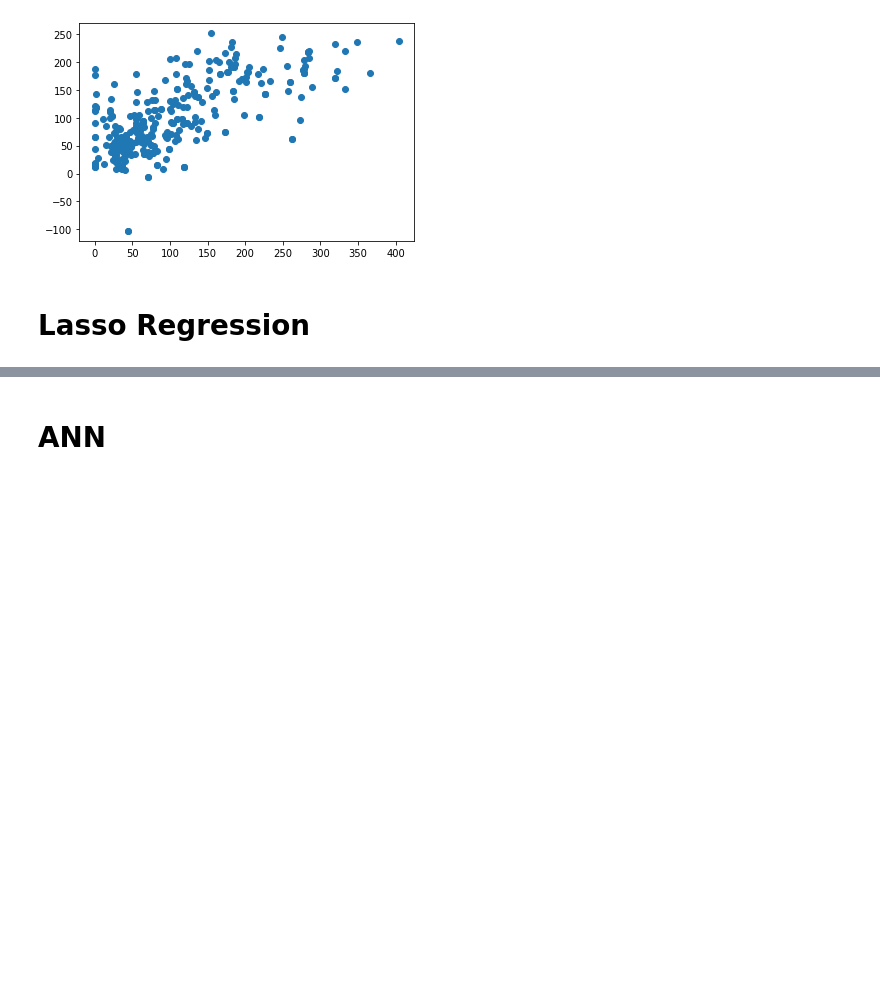
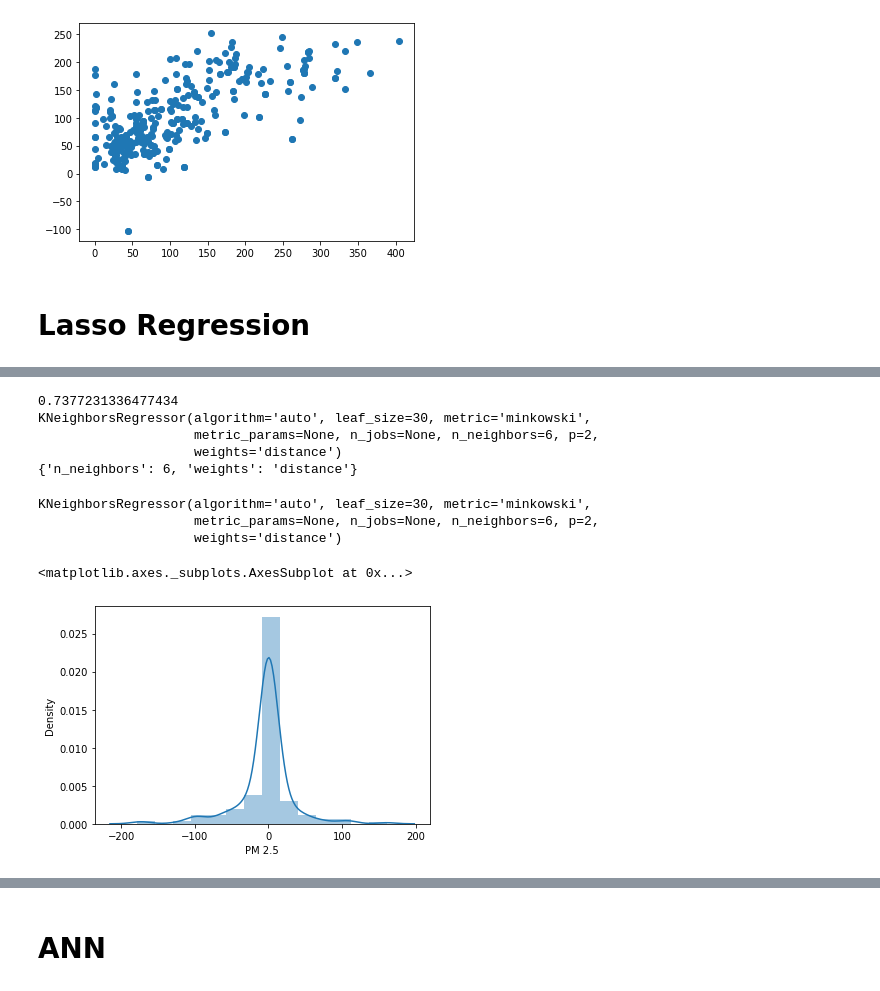
Before and after one commit to ranjith13119/AirQuality, a Jupyter notebook: AirQualityIndex.ipynb, the cells around one changed output, grey strips where cells are left out. Saved outputs shown, nothing was run; the diff lists cells and outputs as text; code cells hidden in the pictures; blank space fills up the shorter version.

```diff
--- a/AirQualityIndex.ipynb
+++ b/AirQualityIndex.ipynb
@@ -593,0 +606,4 @@ pickle.dump(lasso_regressor, file)
+# %%
+# Search for best hyperparameters
+grid = GridSearchCV(estimator=knn, param_grid=hp_candidates, cv=kfold, scoring='r2')
+grid.fit(X_train, y_train)
@@ -593,0 +623,26 @@ pickle.dump(lasso_regressor, file)
+# %%
+# Get the results
+print(grid.best_score_)
+print(grid.best_estimator_)
+print(grid.best_params_)
+# %% [output]
+0.7377231336477434
+KNeighborsRegressor(algorithm='auto', leaf_size=30, metric='minkowski',
+                    metric_params=None, n_jobs=None, n_neighbors=6, p=2,
+                    weights='distance')
+{'n_neighbors': 6, 'weights': 'distance'}
+# %%
+knn = KNeighborsRegressor(n_neighbors= 6, weights = "distance")
+# %%
+knn.fit(X_train, y_train)
+# %% [output]
+KNeighborsRegressor(algorithm='auto', leaf_size=30, metric='minkowski',
+                    metric_params=None, n_jobs=None, n_neighbors=6, p=2,
+                    weights='distance')
+# %%
+predict = knn.predict(X_test)
+# %%
+sns.distplot(y_test-predict)
+# %% [output]
+<matplotlib.axes._subplots.AxesSubplot at 0x...>
+[figure, added]
```
Also changed, not shown: parts of 13 cells of this notebook.
